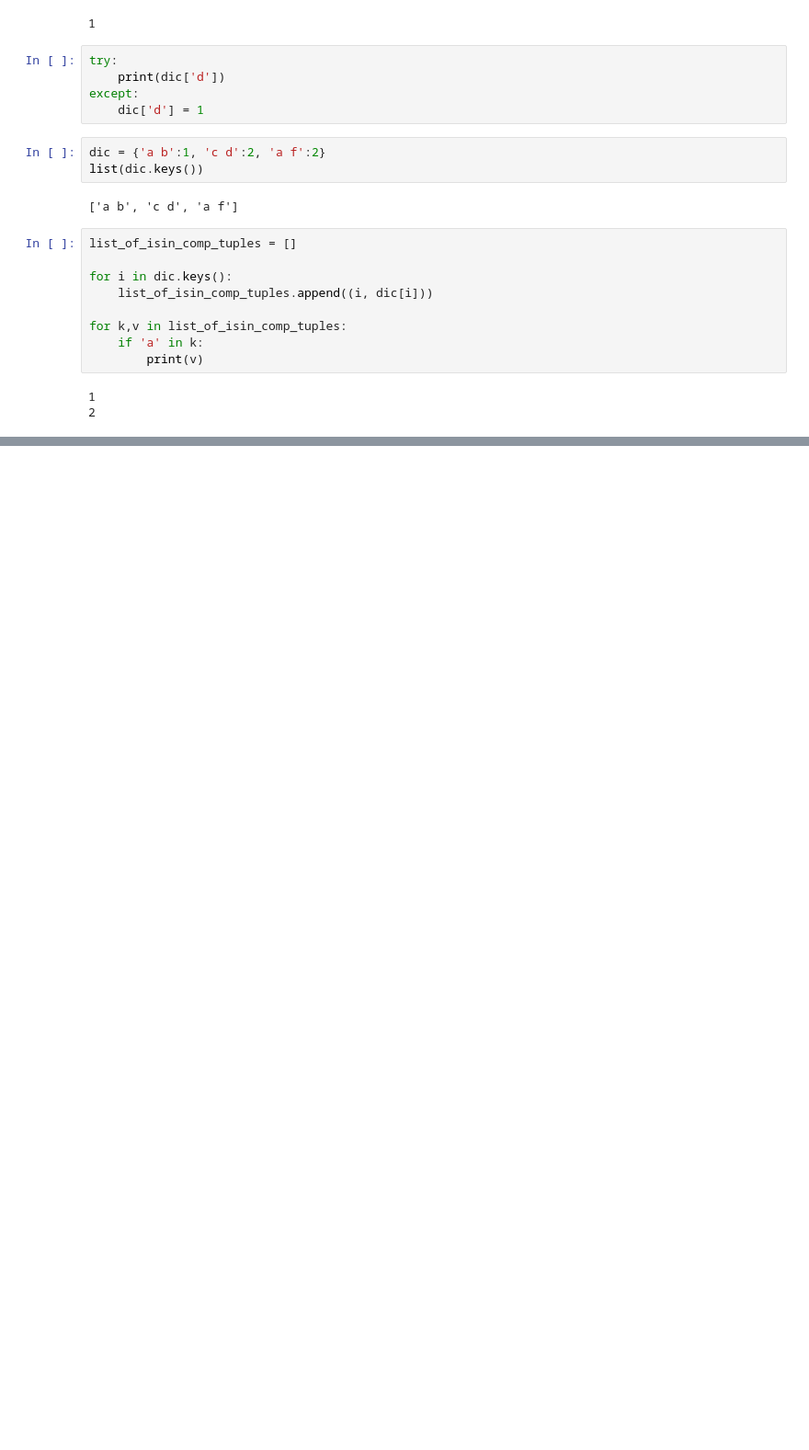
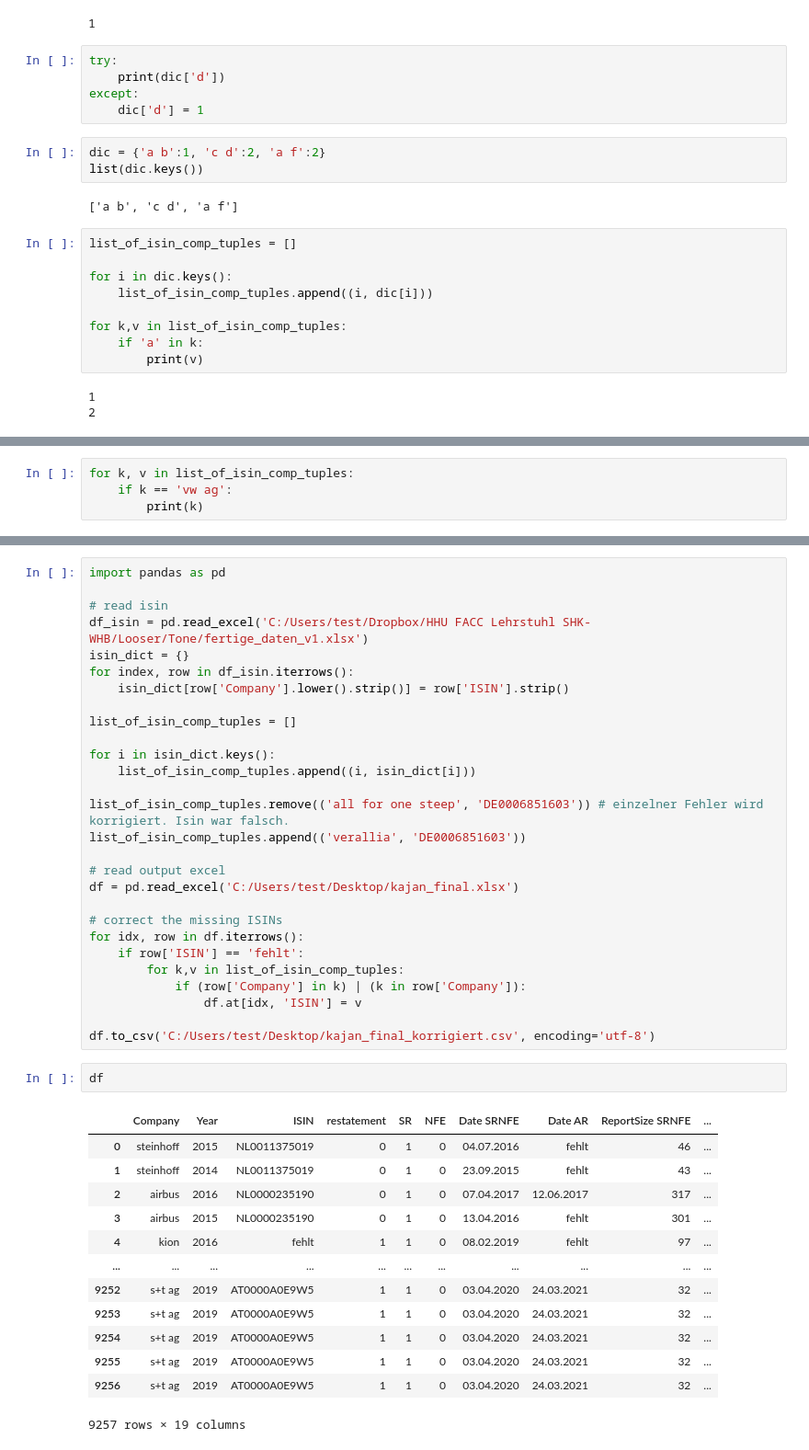
Before and after one commit to David5492/hhu_whk_project_restatements, a Jupyter notebook: test.ipynb, the cells around one changed output, grey strips where cells are left out. Shown at 92% size. Saved outputs shown, nothing was run; the diff lists cells and outputs as text; blank space fills up the shorter version.

Commit message:
vor_nachtrag
Kajan und Frede hatten mich gebeten, nochmal einige berichte nachzuliefern. Im Vorfeld speichere ich den letzten Bearbeitungsstand ab.

```diff
--- a/test.ipynb
+++ b/test.ipynb
@@ -199,0 +238,4 @@ for k,v in list_of_isin_comp_tuples:
+# %%
+for k, v in list_of_isin_comp_tuples:
+    if k == 'vw ag':
+        print(k)
@@ -199,0 +272,44 @@ for k,v in list_of_isin_comp_tuples:
+# %%
+import pandas as pd
+
+# read isin
+df_isin = pd.read_excel('C:/Users/test/Dropbox/HHU FACC Lehrstuhl SHK-WHB/Looser/Tone/fertige_daten_v1.xlsx')
+isin_dict = {}
+for index, row in df_isin.iterrows():
+    isin_dict[row['Company'].lower().strip()] = row['ISIN'].strip()
+
+list_of_isin_comp_tuples = []
+
+for i in isin_dict.keys():
+    list_of_isin_comp_tuples.append((i, isin_dict[i]))
+
+list_of_isin_comp_tuples.remove(('all for one steep', 'DE0006851603')) # einzelner Fehler wird korrigiert. Isin war falsch.
+list_of_isin_comp_tuples.append(('verallia', 'DE0006851603'))
+
+# read output excel
+df = pd.read_excel('C:/Users/test/Desktop/kajan_final.xlsx')
+
+# correct the missing ISINs
+for idx, row in df.iterrows():
+    if row['ISIN'] == 'fehlt':
+        for k,v in list_of_isin_comp_tuples:
+            if (row['Company'] in k) | (k in row['Company']):
+                df.at[idx, 'ISIN'] = v
+
+df.to_csv('C:/Users/test/Desktop/kajan_final_korrigiert.csv', encoding='utf-8')
+# %%
+df
+# %% [output]
+|  | Company | Year | ISIN | restatement | SR | NFE | Date SRNFE | Date AR | ReportSize SRNFE | ... |
+| 0 | steinhoff | 2015 | NL0011375019 | 0 | 1 | 0 | 04.07.2016 | fehlt | 46 | ... |
+| 1 | steinhoff | 2014 | NL0011375019 | 0 | 1 | 0 | 23.09.2015 | fehlt | 43 | ... |
+| 2 | airbus | 2016 | NL0000235190 | 0 | 1 | 0 | 07.04.2017 | 12.06.2017 | 317 | ... |
+| 3 | airbus | 2015 | NL0000235190 | 0 | 1 | 0 | 13.04.2016 | fehlt | 301 | ... |
+| 4 | kion | 2016 | fehlt | 1 | 1 | 0 | 08.02.2019 | fehlt | 97 | ... |
+| ... | ... | ... | ... | ... | ... | ... | ... | ... | ... | ... |
+| 9252 | s+t ag | 2019 | AT0000A0E9W5 | 1 | 1 | 0 | 03.04.2020 | 24.03.2021 | 32 | ... |
+| 9253 | s+t ag | 2019 | AT0000A0E9W5 | 1 | 1 | 0 | 03.04.2020 | 24.03.2021 | 32 | ... |
+| 9254 | s+t ag | 2019 | AT0000A0E9W5 | 1 | 1 | 0 | 03.04.2020 | 24.03.2021 | 32 | ... |
+| 9255 | s+t ag | 2019 | AT0000A0E9W5 | 1 | 1 | 0 | 03.04.2020 | 24.03.2021 | 32 | ... |
+| 9256 | s+t ag | 2019 | AT0000A0E9W5 | 1 | 1 | 0 | 03.04.2020 | 24.03.2021 | 32 | ... |
+9257 rows × 19 columns
```
Also changed, not shown: parts of 10 cells of this notebook, 10 other files.
